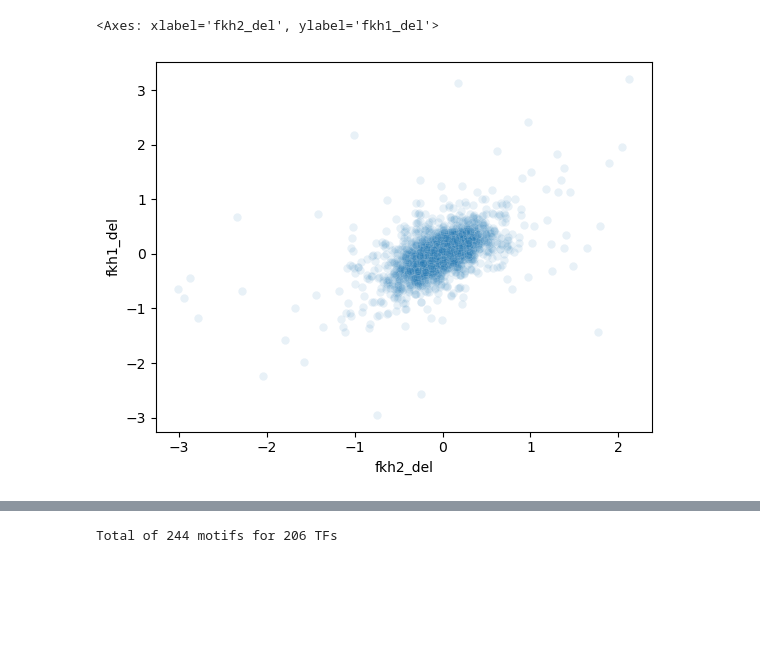
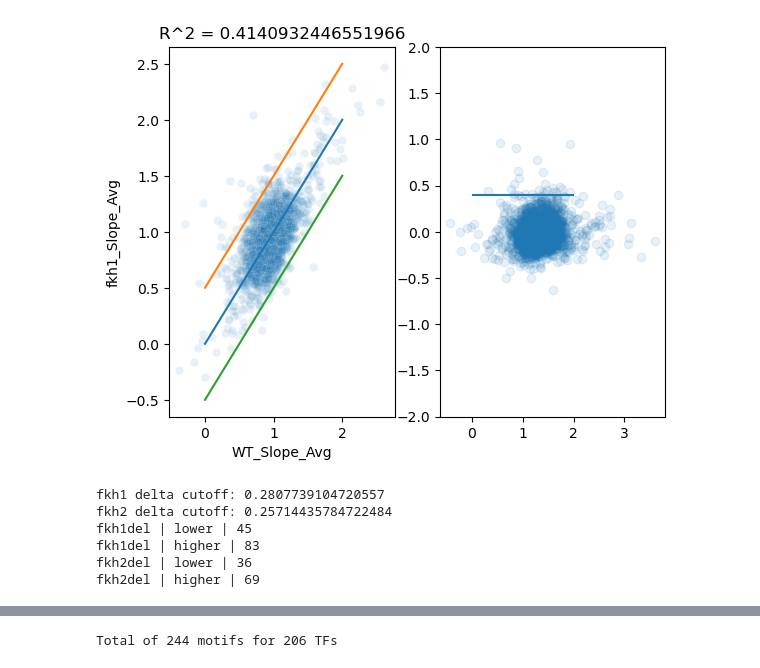
Before and after one commit to skotheimlab/fkh_concatemer_analysis, a Jupyter notebook: scaling_slope_change_Fkh12_motif_enrichment.ipynb, the cells around one changed output, grey strips where cells are left out. Saved outputs shown, nothing was run; the diff lists cells and outputs as text; code cells hidden in the pictures; blank space fills up the shorter version.

```diff
--- a/scaling_slope_change_Fkh12_motif_enrichment.ipynb
+++ b/scaling_slope_change_Fkh12_motif_enrichment.ipynb
@@ -4,6 +4,13 @@ import numpy as np
 import seaborn as sb
 import matplotlib.pyplot as plt
 from tqdm import tqdm
+from os import path
+from re import findall
+from glob import glob
+
+from pyfaidx import Fasta
+
+dirname = '/Users/xies/Library/CloudStorage/OneDrive-Stanford/Bioinformatics/Fkh delete scaling/'
 
 from Bio.Seq import Seq
 from Bio.SeqRecord import SeqRecord
@@ -34,12 +121,48 @@ sb.scatterplot(fkh2_slopes,x='exp1',y='exp2')
 # %%
 delta_slopes = pd.DataFrame()
+delta_slopes['Name'] = df['Gene name']
 delta_slopes['WT'] = df['WT_Slope_Avg']
-delta_slopes['fkh1_del'] = df['WT_Slope_Avg'] - df['fkh1_Slope_Avg']
-delta_slopes['fkh2_del'] = df['WT_Slope_Avg'] - df['fkh2_Slope_Avg']
+delta_slopes['fkh1'] = df['fkh1_Slope_Avg']
+delta_slopes['fkh2'] = df['fkh2_Slope_Avg']
+delta_slopes['fkh1_del'] = df['fkh1_Slope_Avg'] - df['WT_Slope_Avg']
+delta_slopes['fkh2_del'] = df['fkh2_Slope_Avg'] - df['WT_Slope_Avg']
 
-sb.scatterplot(delta_slopes,x='fkh2_del',y='fkh1_del',alpha=0.1)
+plt.subplot(1,2,1)
+sb.scatterplot(df,x='WT_Slope_Avg',y='fkh1_Slope_Avg',alpha=0.1)
+plt.plot([0,2],[0,2])
+plt.plot([0,2],[0.5,2.5])
+plt.plot([0,2],[-0.5,1.5])
+# df[df['fkh2_Slope_Avg']  & df['fkh1_Slope_Avg']
+R,P = np.corrcoef(df['WT_Slope_Avg'],df['fkh1_Slope_Avg'])
+plt.title(f'R^2 = {R[1]**2}')
+
+# plt.subplot(1,2,2)
+# sb.scatterplot(delta_slopes,x='WT',y='fkh1_del',alpha=0.1)
+# plt.hlines(0.2,xmin=0,xmax=2)
+
+# Transform data by rotating 45 degrees
+R = np.matrix([[np.cos(np.pi/4),np.sin(np.pi/4)],[-np.sin(np.pi/4),np.cos(np.pi/4)]])
+from numpy import linalg
+x = df[['WT_Slope_Avg','fkh1_Slope_Avg']].values
+x_rot = np.zeros_like(x)
+for i,row in enumerate(x):
+    x_rot[i,:] = linalg.matmul(R,row)
+
+plt.subplot(1,2,2)
+plt.scatter(x_rot[:,0],x_rot[:,1],alpha=0.1)
+plt.ylim([-2,2])
+plt.hlines(0.4,xmin=0,xmax=2)
+delta_slopes['fkh1_diff_from_wt'] = x_rot[:,1]
+
+# Transform data by rotating 45 degrees
+x = df[['WT_Slope_Avg','fkh2_Slope_Avg']].values
+x_rot = np.zeros_like(x)
+for i,row in enumerate(x):
+    x_rot[i,:] = linalg.matmul(R,row)
+delta_slopes['fkh2_diff_from_wt'] = x_rot[:,1]
+
+delta_slopes.to_csv(path.join(dirname,'delta_slopes.csv'))
 # %% [output]
-<Axes: xlabel='fkh2_del', ylabel='fkh1_del'>
-[figure, old version]
+[figure, new version]
 # %%
 # Grab promoter sequences
@@ -70,0 +238,26 @@ def get_pswm_score(mat,seq):
+# %%
+fkh1_delta_cutoff = delta_slopes['fkh1_diff_from_wt'].mean() + 2*delta_slopes['fkh1_diff_from_wt'].std()
+fkh2_delta_cutoff = delta_slopes['fkh2_diff_from_wt'].mean() + 2*delta_slopes['fkh2_diff_from_wt'].std()
+
+fkh1_delta_cutoff_original_coords = fkh1_delta_cutoff*np.sqrt(2)
+fkh2_delta_cutoff_original_coords = fkh2_delta_cutoff*np.sqrt(2)
+
+print(f'fkh1 delta cutoff: {fkh1_delta_cutoff}')
+print(f'fkh2 delta cutoff: {fkh2_delta_cutoff}')
+
+fkh1_lower = delta_slopes[delta_slopes['fkh1_diff_from_wt'] < -fkh1_delta_cutoff]
+print(f'fkh1del | lower | {len(fkh1_lower)}')
+fkh1_higher = delta_slopes[delta_slopes['fkh1_diff_from_wt'] > fkh1_delta_cutoff]
+print(f'fkh1del | higher | {len(fkh1_higher)}')
+
+fkh2_lower = delta_slopes[delta_slopes['fkh2_diff_from_wt'] < -fkh2_delta_cutoff]
+print(f'fkh2del | lower | {len(fkh2_lower)}')
+fkh2_higher = delta_slopes[delta_slopes['fkh2_diff_from_wt'] > fkh2_delta_cutoff]
+print(f'fkh2del | higher | {len(fkh2_higher)}')
+# %% [output]
+fkh1 delta cutoff: 0.2807739104720557
+fkh2 delta cutoff: 0.25714435784722484
+fkh1del | lower | 45
+fkh1del | higher | 83
+fkh2del | lower | 36
+fkh2del | higher | 69
```
Also changed, not shown: parts of 40 cells of this notebook, 1 other file.
